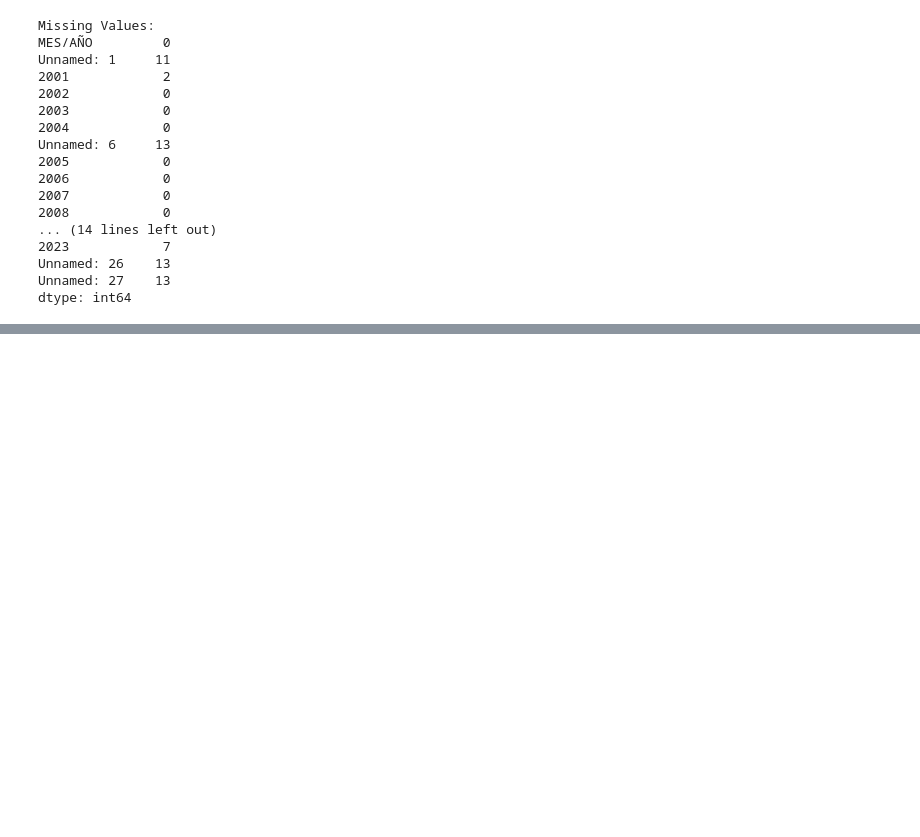
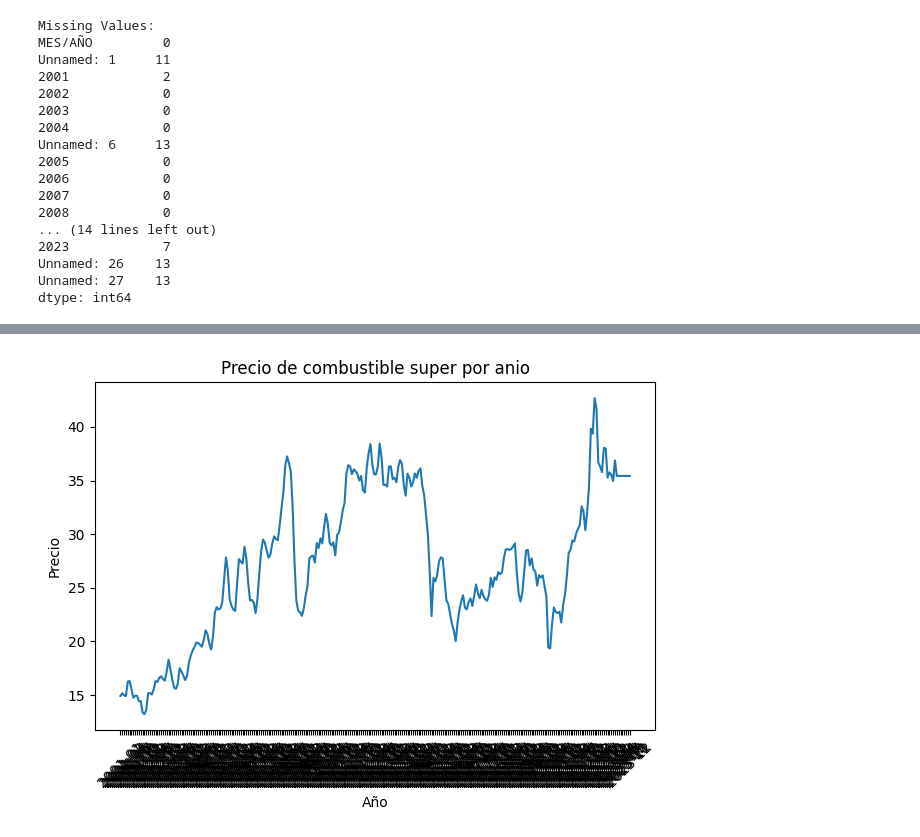
Before and after one commit to rsmith1220/Lab2DS, a Jupyter notebook: superPorMes.ipynb, the cells around one changed output, grey strips where cells are left out. Cells and saved outputs as stored; diff of their text form; code cells hidden in the pictures; blank space fills up the shorter version.

Commit message:
plots

```diff
--- a/superPorMes.ipynb
+++ b/superPorMes.ipynb
@@ -100,6 +103,9 @@ columns_to_drop = ["Unnamed: 1", "Unnamed: 6", "Unnamed: 26", "Unnamed: 27"]
 
 # Drop the columns from the DataFrame
 data_cleaned = data.drop(columns=columns_to_drop)
+# %%
+data_cleaned['2001'].fillna(method='ffill', inplace=True)
+data_cleaned['2023'].fillna(method='ffill', inplace=True)
 # %%
 # Check for missing values
 print("\nMissing Values:")
@@ -124 +130,13 @@ Unnamed: 27    13
 dtype: int64
+# %%
+fechas = []
+precios = []
+
+for i in range(1, 24):
+    for j in range(0, 12):
+        fechas.append(str(data_cleaned.columns[i]) + "-" + str(j+1).zfill(2))
+        precios.append(data_cleaned.iloc[j, i])
+
+data_transformation = pd.DataFrame({'Fecha': fechas, 'Precio': precios})
+
+print(data_transformation)
@@ -124,0 +158,11 @@ dtype: int64
+# %%
+# plt.plot(data_transformation)
+# plt.gca().set(title="Precio de combustible super por mes", xlabel="Año", ylabel="Precio")
+# plt.show()
+plt.plot(data_transformation['Fecha'], data_transformation['Precio'])
+plt.gca().set(title="Precio de combustible super por anio", xlabel="Año", ylabel="Precio")
+plt.xticks(rotation=45)  # Rotate x-axis labels for better visibility
+plt.tight_layout()       # Adjust layout for better spacing
+plt.show()
+# %% [output]
+[figure, added]
```
Also changed, not shown: parts of 5 cells of this notebook.
